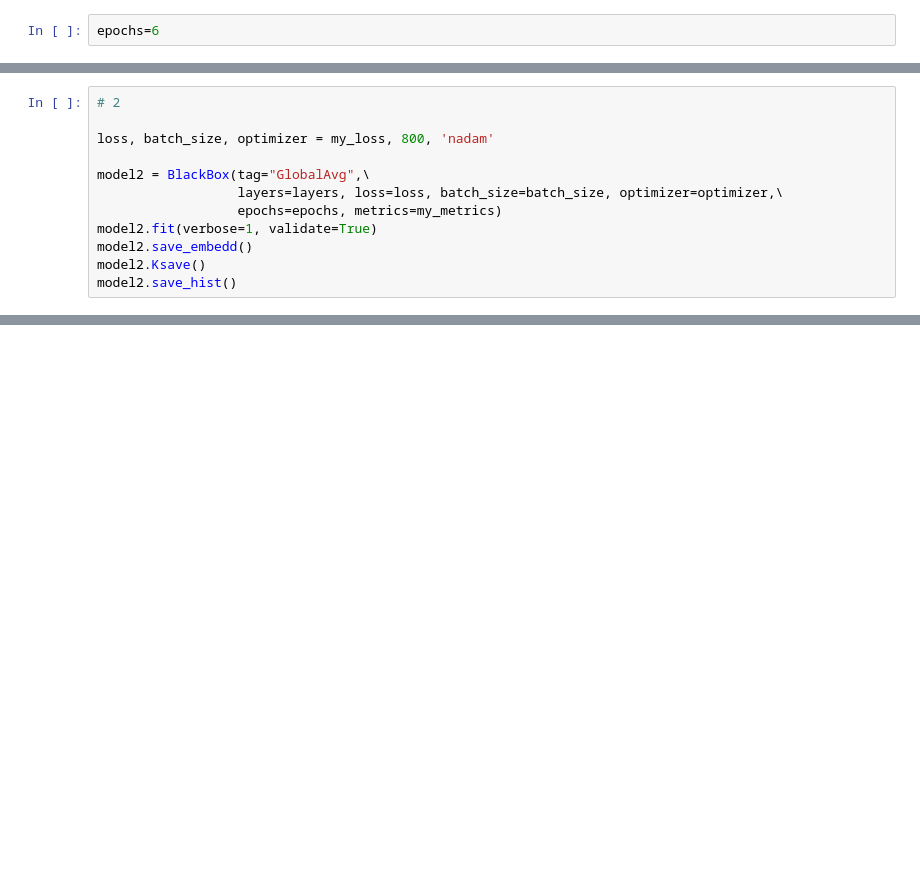
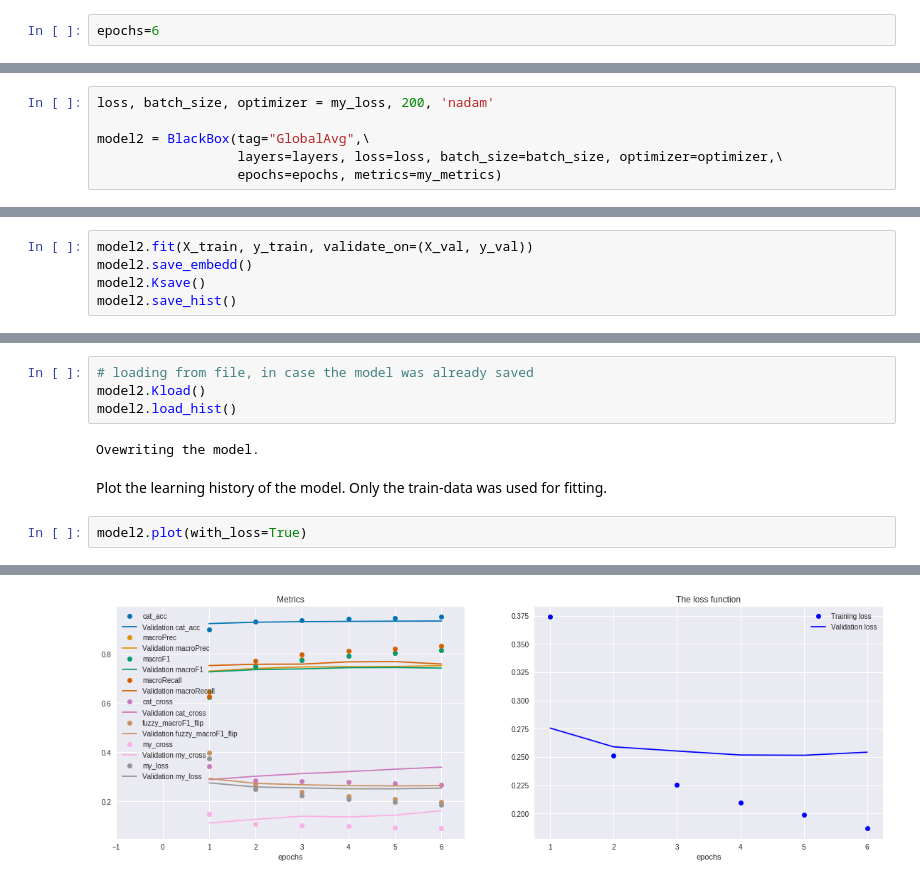
Before and after one commit to olszewskip/ArXiv_Classifier, a Jupyter notebook: keras_GlobalAvg_GridSearch.ipynb, the cells around one changed output, grey strips where cells are left out. Cells and saved outputs as stored; diff of their text form; blank space fills up the shorter version.

```diff
--- a/keras_GlobalAvg_GridSearch.ipynb
+++ b/keras_GlobalAvg_GridSearch.ipynb
@@ -240,12 +282,6 @@ model1.plot()
 # %%
-# 2
-
-loss, batch_size, optimizer = my_loss, 800, 'nadam'
+loss, batch_size, optimizer = my_loss, 200, 'nadam'
 
 model2 = BlackBox(tag="GlobalAvg",\
                   layers=layers, loss=loss, batch_size=batch_size, optimizer=optimizer,\
                   epochs=epochs, metrics=my_metrics)
-model2.fit(verbose=1, validate=True)
-model2.save_embedd()
-model2.Ksave()
-model2.save_hist()
@@ -254,0 +288,5 @@ model2.load_hist()
+# %%
+model2.fit(X_train, y_train, validate_on=(X_val, y_val))
+model2.save_embedd()
+model2.Ksave()
+model2.save_hist()
@@ -254,0 +309,11 @@ model2.load_hist()
+# %%
+# loading from file, in case the model was already saved
+model2.Kload()
+model2.load_hist()
+# %% [output]
+Ovewriting the model.
+# %% [markdown]
+Plot the learning history of the model. Only the train-data was used for fitting.
+# %%
+model2.plot(with_loss=True)
+# %% [output]
@@ -254,0 +321 @@ model2.load_hist()
+[figure, added]
```
Also changed, not shown: parts of 32 cells of this notebook.
